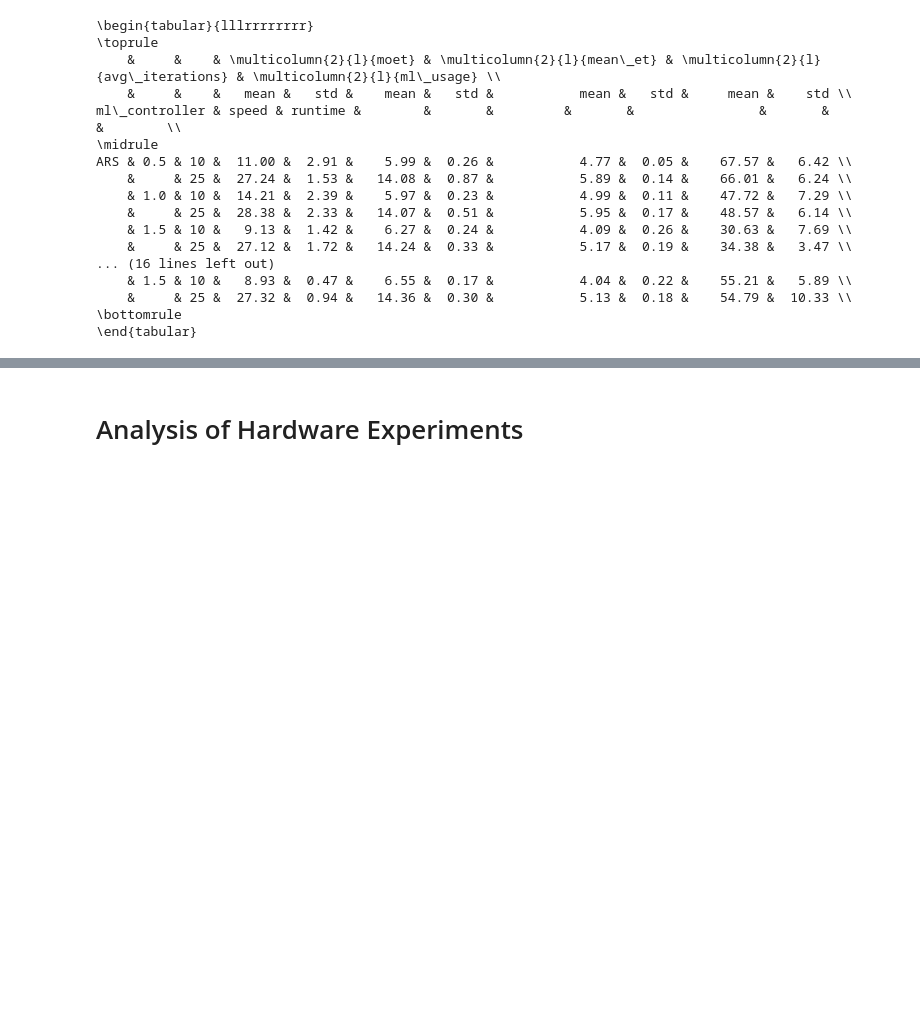
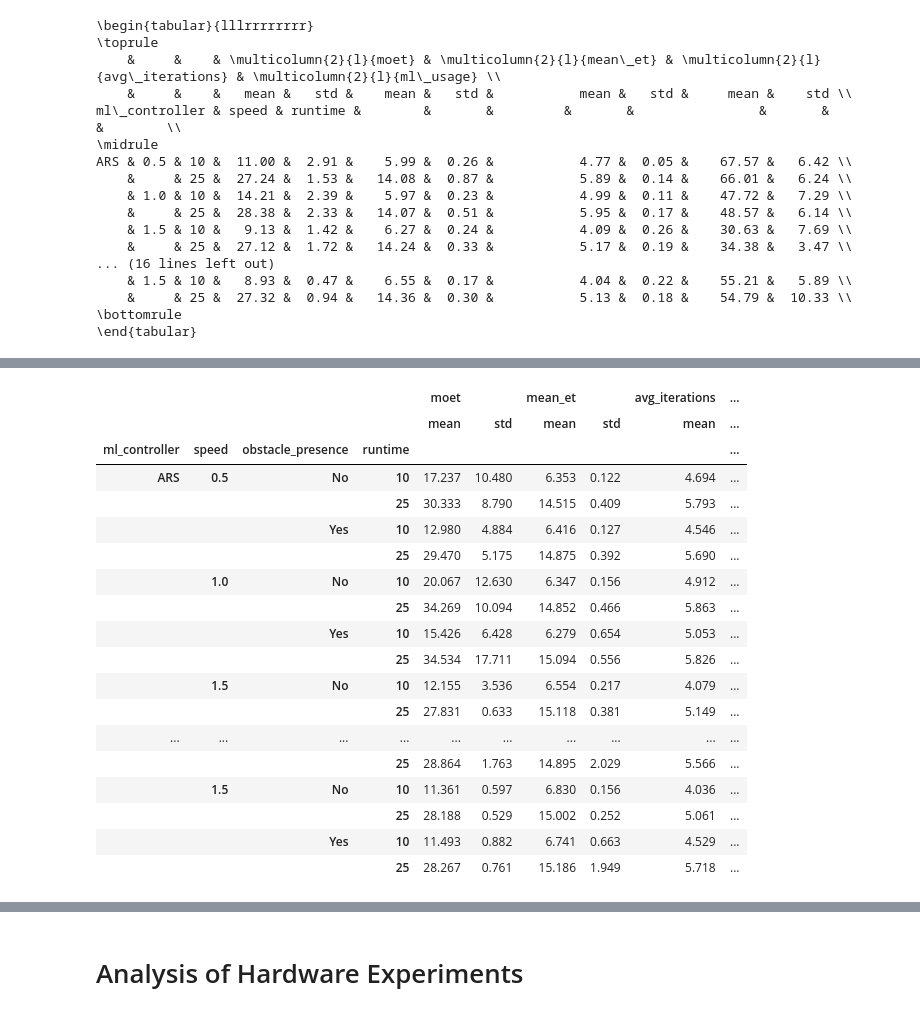
Before and after one commit to pmusau17/rtreach_f1tenth, a Jupyter notebook: ros_src/rtreach/benchmarking/emsoft_experiments/AnalyzeBenchmarks.ipynb, the cells around one changed output, grey strips where cells are left out. Cells and saved outputs as stored; diff of their text form; code cells hidden in the pictures; blank space fills up the shorter version.

```diff
--- a/ros_src/rtreach/benchmarking/emsoft_experiments/AnalyzeBenchmarks.ipynb
+++ b/ros_src/rtreach/benchmarking/emsoft_experiments/AnalyzeBenchmarks.ipynb
@@ -290,0 +293,31 @@ ARS & 0.5 & 10 &  11.00 &  2.91 &    5.99 &  0.26 &           4.77 &  0.05 &
+# %%
+cols={0:"time_string",1:"time_taken_lec",2:"time_taken_safety_controller",
+      3:"total_time",4:"moet",5:"mean_et",6:"avg_iterations",7:"obstacle_presence"}
+algorithms = ["e2e_image_rtreach","e2e_rtreach","sac_rtreach","ars_rtreach"]
+speeds = ["0.5","1.0","1.5"]
+runtimes = ['10','25']
+file_str = "new_emsoft_experiments/benchmark_experiments_{}_track_porto_{}_{}.csv"
+dfs = []
+count = 1
+for alg in algorithms:
+    for speed in speeds:
+        for rt in runtimes:
+            file_path = file_str.format(alg,speed,rt)
+            df = pd.read_csv(file_path,header=None).rename(columns=cols)
+            df["ml_usage"] = df["time_taken_lec"]/df["total_time"]
+            df=df.drop(columns=["time_taken_lec","total_time","time_taken_safety_controller"])
+            df["sc_usage"] = 1 - df["ml_usage"]
+            df["ml_usage"]=df["ml_usage"]*100
+            df["sc_usage"]=df["sc_usage"]*100
+            df["ml_controller"] = alg.replace("_rtreach","")
+            df["speed"] = speed
+            df['runtime'] = rt
+            dfs.append(df)
+# %%
+all_dfs = pd.concat(dfs)
+all_dfs["ml_controller"]=all_dfs["ml_controller"].apply(replace_e2e)
+all_dfs["obstacle_presence"] = all_dfs["obstacle_presence"].apply(replace_obs)
+all_dfs['moet'] = all_dfs['moet'] *1000
+all_dfs['mean_et'] = all_dfs['mean_et'] * 1000
+all_dfs = all_dfs.reset_index().drop(columns='index')
+all_dfs.groupby(["ml_controller","speed","runtime"]).count()
@@ -290,0 +343,23 @@ ARS & 0.5 & 10 &  11.00 &  2.91 &    5.99 &  0.26 &           4.77 &  0.05 &
+# %%
+res = round(all_dfs.groupby(["ml_controller","speed","obstacle_presence","runtime"]).agg(["mean","std"]),3)
+res
+# %% [output]
+|  |  |  |  | moet |  | mean_et |  | avg_iterations | ... |
+|  |  |  |  | mean | std | mean | std | mean | ... |
+| ml_controller | speed | obstacle_presence | runtime |  |  |  |  |  | ... |
+| ARS | 0.5 | No | 10 | 17.237 | 10.480 | 6.353 | 0.122 | 4.694 | ... |
+|  |  |  | 25 | 30.333 | 8.790 | 14.515 | 0.409 | 5.793 | ... |
+|  |  | Yes | 10 | 12.980 | 4.884 | 6.416 | 0.127 | 4.546 | ... |
+|  |  |  | 25 | 29.470 | 5.175 | 14.875 | 0.392 | 5.690 | ... |
+|  | 1.0 | No | 10 | 20.067 | 12.630 | 6.347 | 0.156 | 4.912 | ... |
+|  |  |  | 25 | 34.269 | 10.094 | 14.852 | 0.466 | 5.863 | ... |
+|  |  | Yes | 10 | 15.426 | 6.428 | 6.279 | 0.654 | 5.053 | ... |
+|  |  |  | 25 | 34.534 | 17.711 | 15.094 | 0.556 | 5.826 | ... |
+|  | 1.5 | No | 10 | 12.155 | 3.536 | 6.554 | 0.217 | 4.079 | ... |
+|  |  |  | 25 | 27.831 | 0.633 | 15.118 | 0.381 | 5.149 | ... |
+| ... | ... | ... | ... | ... | ... | ... | ... | ... | ... |
+|  |  |  | 25 | 28.864 | 1.763 | 14.895 | 2.029 | 5.566 | ... |
+|  | 1.5 | No | 10 | 11.361 | 0.597 | 6.830 | 0.156 | 4.036 | ... |
+|  |  |  | 25 | 28.188 | 0.529 | 15.002 | 0.252 | 5.061 | ... |
+|  |  | Yes | 10 | 11.493 | 0.882 | 6.741 | 0.663 | 4.529 | ... |
+|  |  |  | 25 | 28.267 | 0.761 | 15.186 | 1.949 | 5.718 | ... |
```
Also changed, not shown: parts of 7 cells of this notebook, 28 other files.
